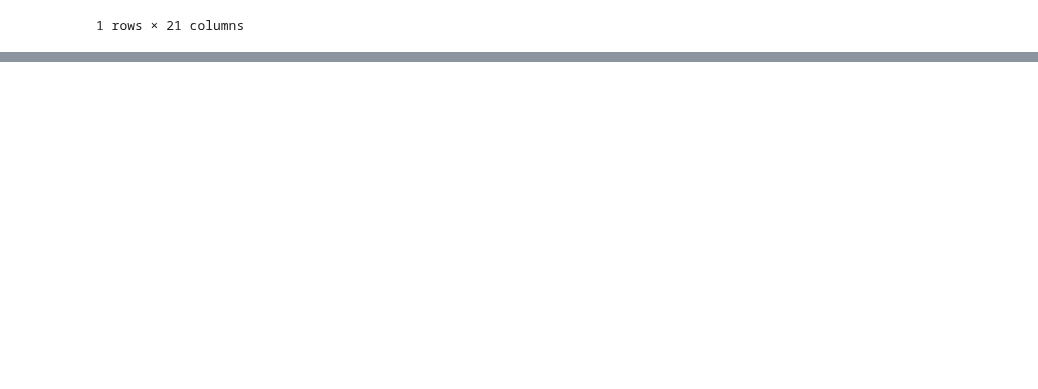
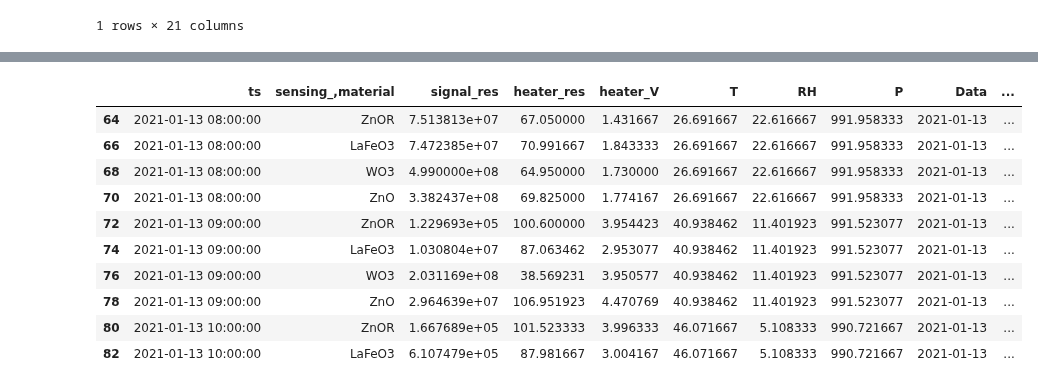
Before and after one commit to WebValley2022/webvalley-dashboard, a Jupyter notebook: Davide1.ipynb, the cells around one changed output, grey strips where cells are left out. Drawn from its saved outputs; the diff is of its cells as text; code cells hidden in the pictures; blank space fills up the shorter version.

```diff
--- a/Davide1.ipynb
+++ b/Davide1.ipynb
@@ -335,0 +405,29 @@ TypeError: 'DataFrame' object is not callable
+# %%
+from cmath import nan
+import pandas as pd
+import numpy as np
+from matplotlib import pyplot as plt
+import seaborn as sns
+import altair as alt
+
+dfFBK1 = pd.read_csv('FBK data/appa1_new.csv', encoding='windows-1252')
+dfFBK1 = dfFBK1.dropna()
+dfFBK1=dfFBK1.drop(dfFBK1.columns[[8,9,10,11,12,13]], axis=1)
+dfFBK1 = dfFBK1.drop_duplicates(['sensing_,material','ts'])
+dfFBK1[['Data','Ora']]=dfFBK1.ts.str.split(' ',expand=True)
+
+dfFBK1["signal_res"] = dfFBK1["signal_res"].astype(float)
+dfFBK1["heater_res"] = dfFBK1["heater_res"].astype(float)
+dfFBK1["heater_V"] = dfFBK1["heater_V"].astype(float)
+dfFBK1["T"] = dfFBK1["T"].astype(float)
+dfFBK1["RH"] = dfFBK1["RH"].astype(float)
+dfFBK1["P"] = dfFBK1["P"].astype(float)
+dfFBK1["T"] = dfFBK1["T"].astype(float)
+
+dfFBK1ResV = dfFBK1.drop(dfFBK1.columns[[5,6,7]], axis=1)
+dfFBK1TPH = dfFBK1.drop(dfFBK1.columns[[2,3,4]], axis=1)
+
+
+print(dfFBK1)
+dfFBK1.head(10)
+# %% [output]
@@ -335,0 +451,11 @@ TypeError: 'DataFrame' object is not callable
+|  | ts | sensing_,material | signal_res | heater_res | heater_V | T | RH | P | Data | ... |
+| 64 | 2021-01-13 08:00:00 | ZnOR | 7.513813e+07 | 67.050000 | 1.431667 | 26.691667 | 22.616667 | 991.958333 | 2021-01-13 | ... |
+| 66 | 2021-01-13 08:00:00 | LaFeO3 | 7.472385e+07 | 70.991667 | 1.843333 | 26.691667 | 22.616667 | 991.958333 | 2021-01-13 | ... |
+| 68 | 2021-01-13 08:00:00 | WO3 | 4.990000e+08 | 64.950000 | 1.730000 | 26.691667 | 22.616667 | 991.958333 | 2021-01-13 | ... |
+| 70 | 2021-01-13 08:00:00 | ZnO | 3.382437e+08 | 69.825000 | 1.774167 | 26.691667 | 22.616667 | 991.958333 | 2021-01-13 | ... |
+| 72 | 2021-01-13 09:00:00 | ZnOR | 1.229693e+05 | 100.600000 | 3.954423 | 40.938462 | 11.401923 | 991.523077 | 2021-01-13 | ... |
+| 74 | 2021-01-13 09:00:00 | LaFeO3 | 1.030804e+07 | 87.063462 | 2.953077 | 40.938462 | 11.401923 | 991.523077 | 2021-01-13 | ... |
+| 76 | 2021-01-13 09:00:00 | WO3 | 2.031169e+08 | 38.569231 | 3.950577 | 40.938462 | 11.401923 | 991.523077 | 2021-01-13 | ... |
+| 78 | 2021-01-13 09:00:00 | ZnO | 2.964639e+07 | 106.951923 | 4.470769 | 40.938462 | 11.401923 | 991.523077 | 2021-01-13 | ... |
+| 80 | 2021-01-13 10:00:00 | ZnOR | 1.667689e+05 | 101.523333 | 3.996333 | 46.071667 | 5.108333 | 990.721667 | 2021-01-13 | ... |
+| 82 | 2021-01-13 10:00:00 | LaFeO3 | 6.107479e+05 | 87.981667 | 3.004167 | 46.071667 | 5.108333 | 990.721667 | 2021-01-13 | ... |
```
Also changed, not shown: parts of 10 cells of this notebook.
